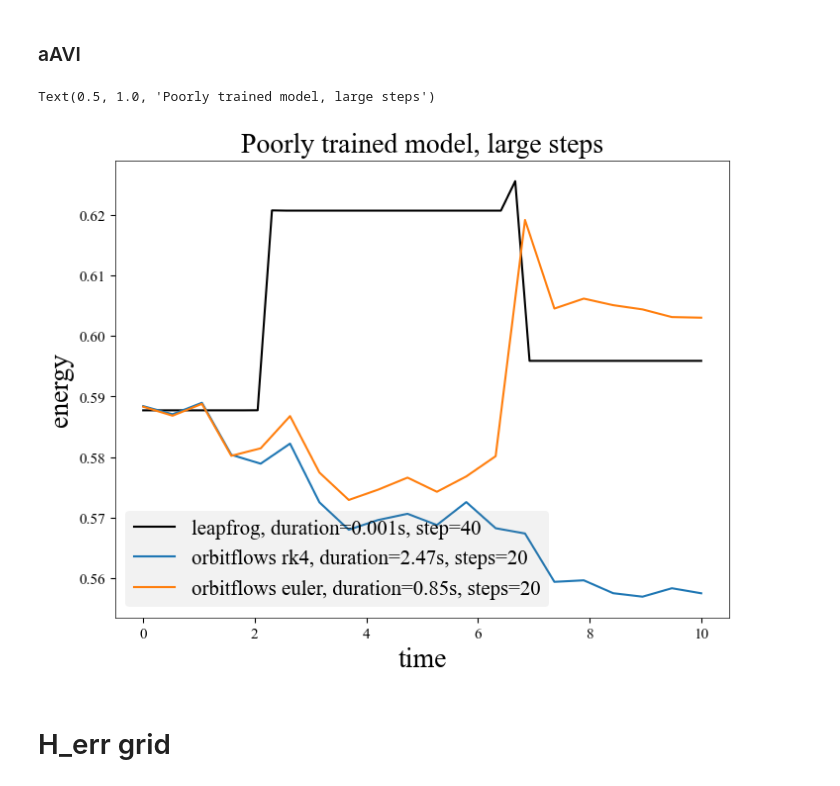
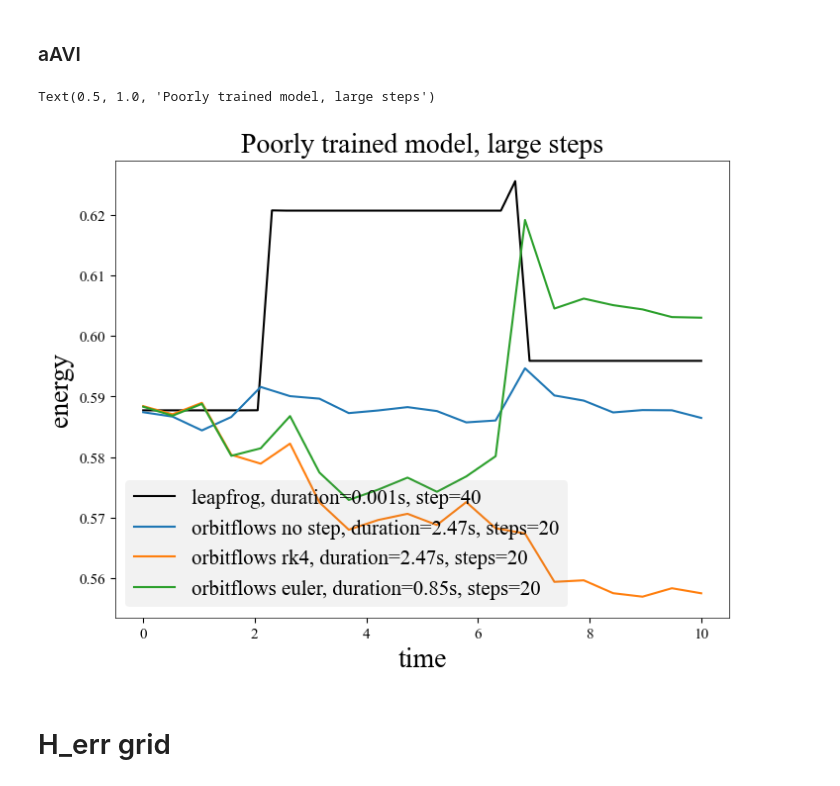
Before and after one commit to sgpfaff/orbitflows, a Jupyter notebook: examples/integration_tests/_small_correction_steps.ipynb, the cells around one changed output. Drawn from its saved outputs; the diff is of its cells as text; code cells hidden in the pictures.

```diff
--- a/examples/integration_tests/small_correction_steps.ipynb
+++ b/examples/integration_tests/_small_correction_steps.ipynb
@@ -165,18 +165,21 @@ j0, _, theta0 = aAV.actionsFreqsAngles(float(ps0.detach()[0]),float(ps0.detach()
 # duration_aAVI = time() - st
 # %%
 #ps_aAVI = torch.stack([torch.tensor(q_aAVI), torch.tensor(p_aAVI)], dim=-1)
+# %%
+aa_no_step = model.integrate(aa0, euler_steps, t_end, hamiltonian_tilde=h_fixed_angle, correction=eulerstep, correction_step_size=0).to(torch.float64)
 # %%
 plt.plot(o_lf.time(), o_lf.E(o_lf.time()), label=f'leapfrog, duration={duration_lf:.3f}s, step={lf_steps}')
 #plt.plot(np.linspace(0, t_end, len(ps_aAVI)), H(ps_aAVI, isoDiskPotential), label=f'aAVI, duration={duration_aAVI:.2f}s, steps={len(ps_aAVI)}')
+plt.plot(np.linspace(0, t_end, len(aa_no_step)), model.hamiltonian(aa_no_step).detach(), label=f'orbitflows no step, duration={duration_rk4:.2f}s, steps={len(aa_no_step)}')
 plt.plot(np.linspace(0, t_end, len(aa_rk4)), model.hamiltonian(aa_rk4).detach(), label=f'orbitflows rk4, duration={duration_rk4:.2f}s, steps={rk4_steps}')
 plt.plot(np.linspace(0, t_end, len(aa_euler_step)), model.hamiltonian(aa_euler_step).detach(), label=f'orbitflows euler, duration={euler_duration:.2f}s, steps={euler_steps}')
 plt.xlabel('time', fontsize=20)
 plt.ylabel('energy', fontsize=20)
 plt.legend(fontsize=15)
 plt.title('Poorly trained model, large steps', fontsize=20)
 # %% [output]
 Text(0.5, 1.0, 'Poorly trained model, large steps')
-[figure, old version]
+[figure, new version]
 # %%
 from galpy.actionAngle import actionAngleVerticalInverse, actionAngleVertical
 from galpy.potential import IsothermalDiskPotential
```
Also changed, not shown: 23 other files.
